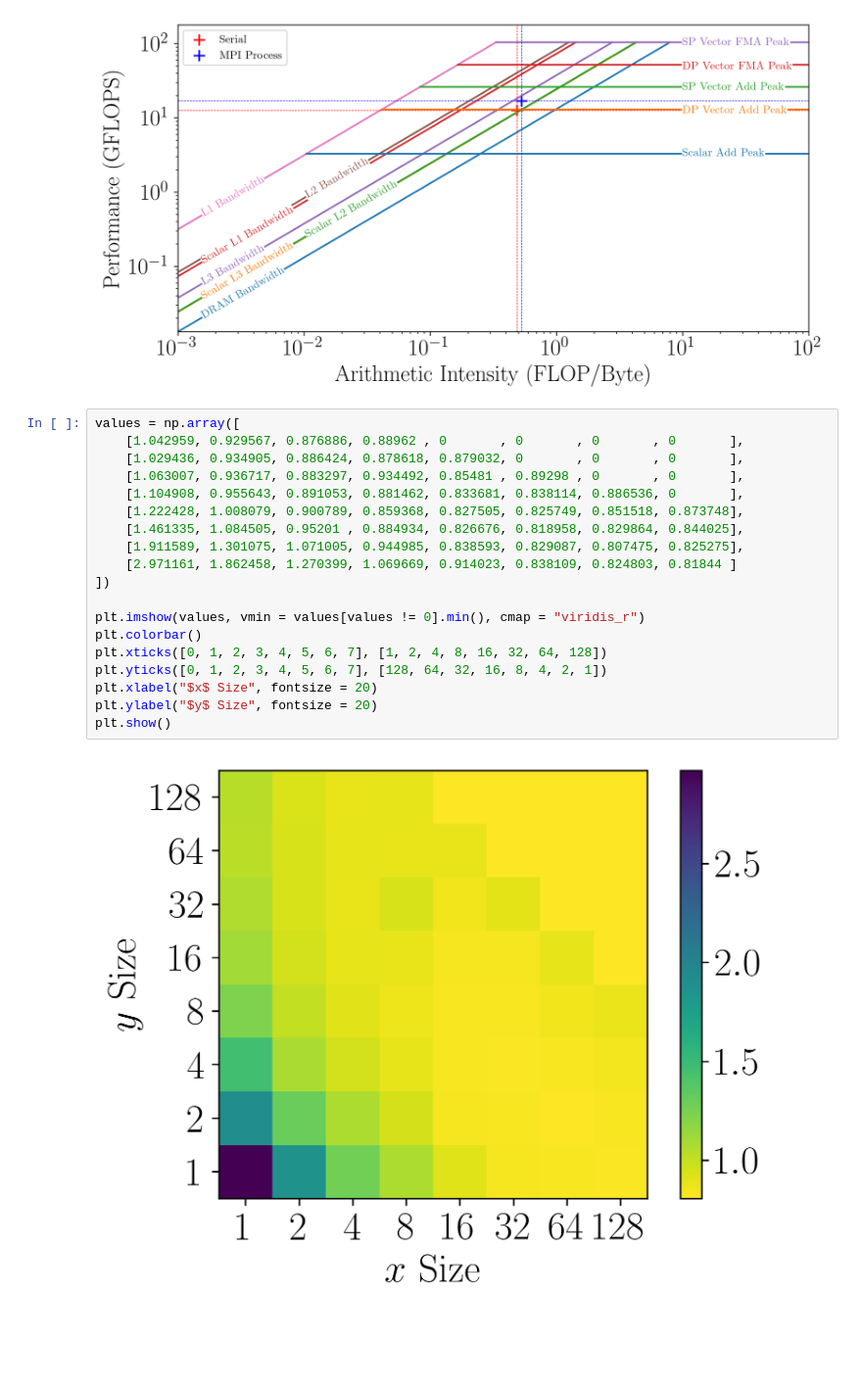
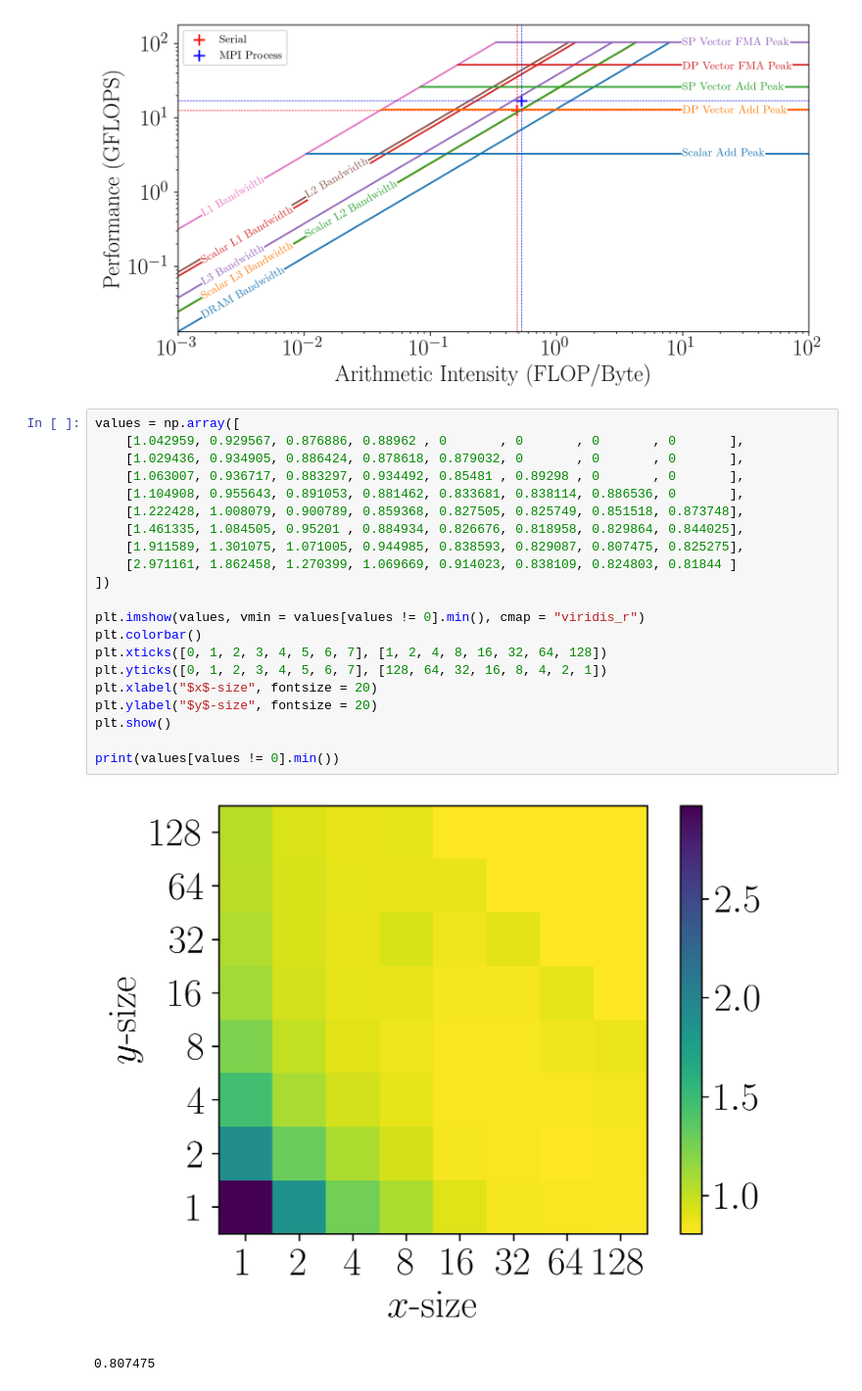
Before and after one commit to georgeherbert/lattice-boltzmann, a Jupyter notebook: plots.ipynb, the cells around one changed output. Shown at 98% size. Drawn from its saved outputs; the diff is of its cells as text; blank space fills up the shorter version.

```diff
--- a/plots.ipynb
+++ b/plots.ipynb
@@ -326,21 +326,24 @@ x.show()
 # %%
 values = np.array([
     [1.042959, 0.929567, 0.876886, 0.88962 , 0       , 0       , 0       , 0       ],
     [1.029436, 0.934905, 0.886424, 0.878618, 0.879032, 0       , 0       , 0       ],
     [1.063007, 0.936717, 0.883297, 0.934492, 0.85481 , 0.89298 , 0       , 0       ],
     [1.104908, 0.955643, 0.891053, 0.881462, 0.833681, 0.838114, 0.886536, 0       ],
     [1.222428, 1.008079, 0.900789, 0.859368, 0.827505, 0.825749, 0.851518, 0.873748],
     [1.461335, 1.084505, 0.95201 , 0.884934, 0.826676, 0.818958, 0.829864, 0.844025],
     [1.911589, 1.301075, 1.071005, 0.944985, 0.838593, 0.829087, 0.807475, 0.825275],
     [2.971161, 1.862458, 1.270399, 1.069669, 0.914023, 0.838109, 0.824803, 0.81844 ]
 ])
 
 plt.imshow(values, vmin = values[values != 0].min(), cmap = "viridis_r")
 plt.colorbar()
 plt.xticks([0, 1, 2, 3, 4, 5, 6, 7], [1, 2, 4, 8, 16, 32, 64, 128])
 plt.yticks([0, 1, 2, 3, 4, 5, 6, 7], [128, 64, 32, 16, 8, 4, 2, 1])
-plt.xlabel("$x$ Size", fontsize = 20)
-plt.ylabel("$y$ Size", fontsize = 20)
+plt.xlabel("$x$-size", fontsize = 20)
+plt.ylabel("$y$-size", fontsize = 20)
 plt.show()
+
+print(values[values != 0].min())
 # %% [output]
-[figure, old version]
+[figure, new version]
+0.807475
```
Also changed, not shown: 4 other files.
